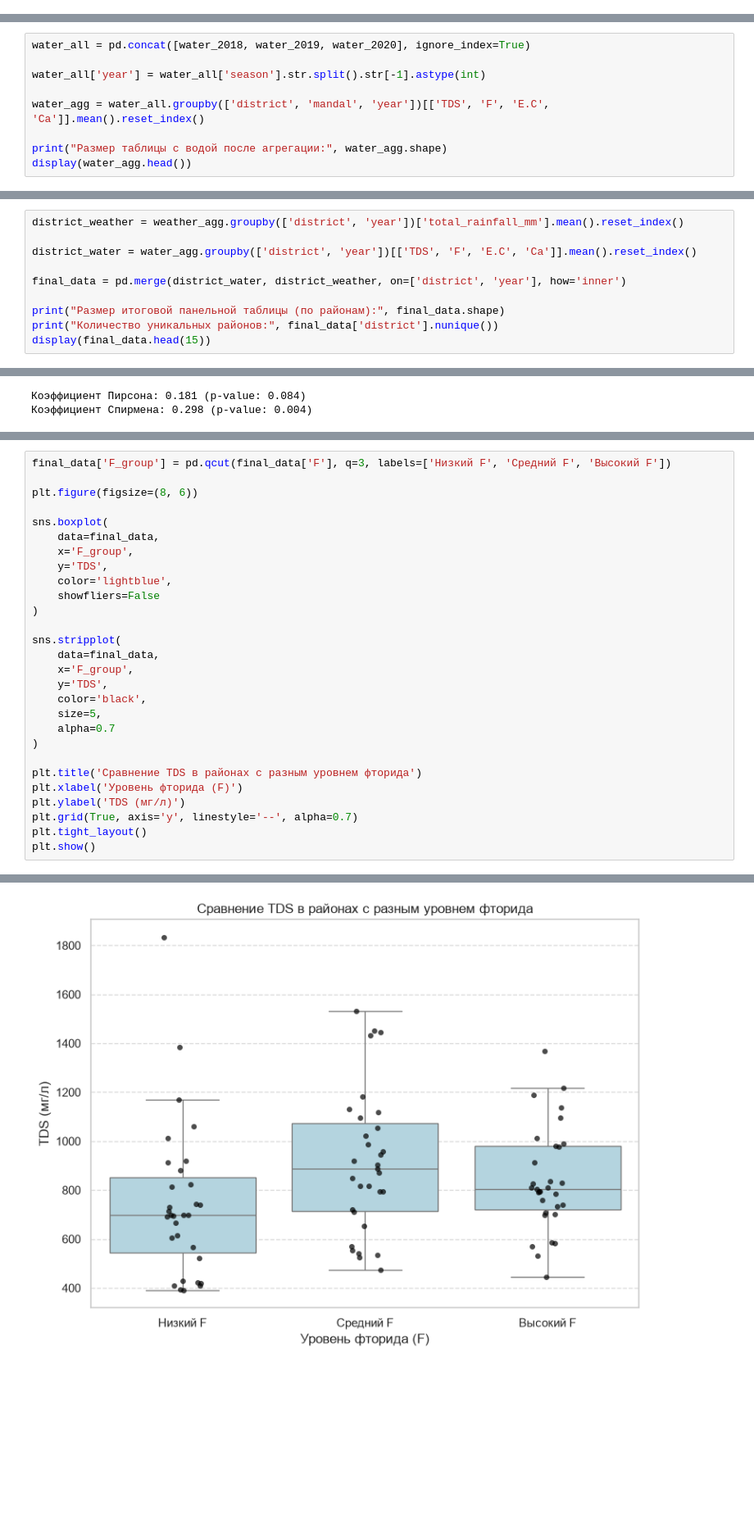
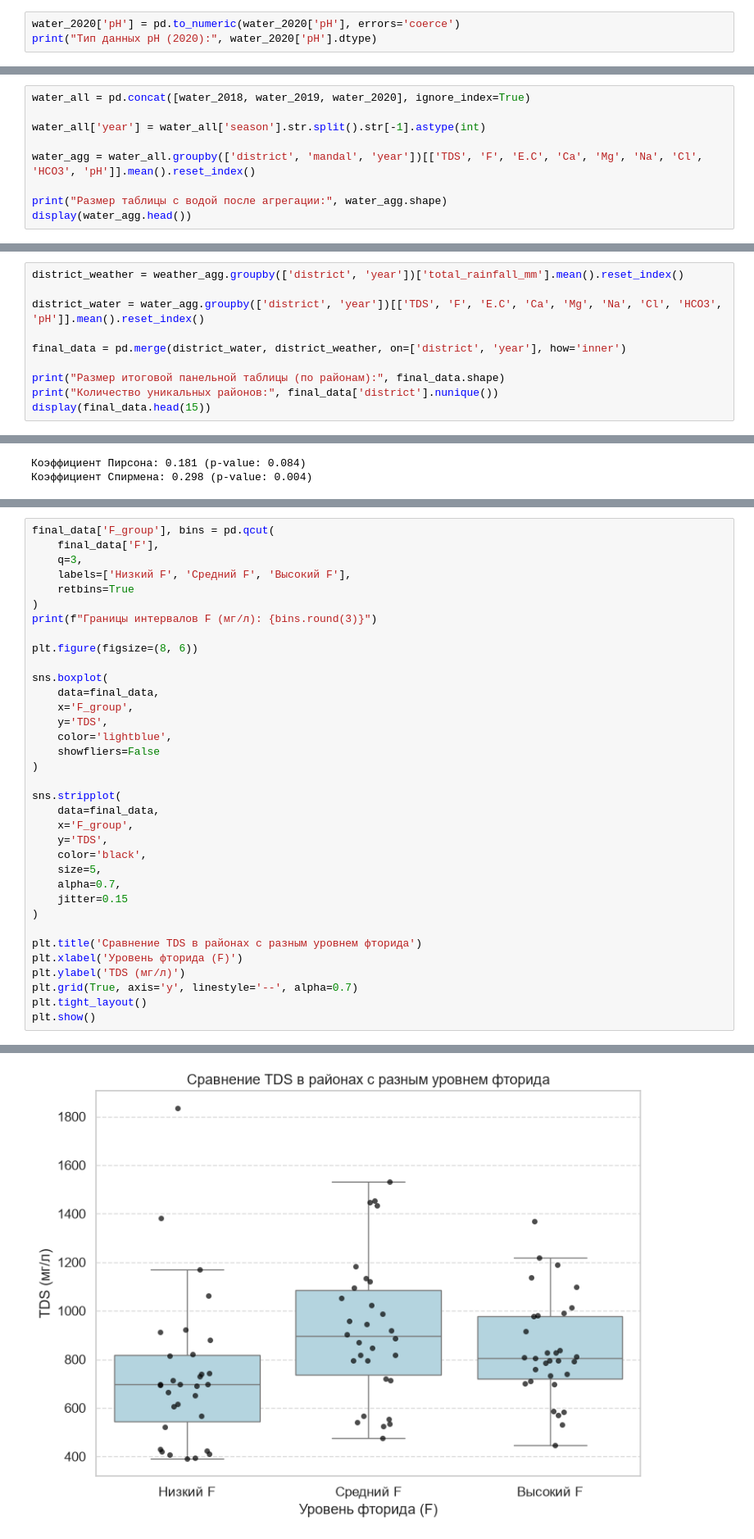
Before and after one commit to dasha1154/lab.stat, a Jupyter notebook: labwork.ipynb, the cells around one changed output, grey strips where cells are left out. Shown at 82% size. Saved outputs shown, nothing was run; the diff lists cells and outputs as text; blank space fills up the shorter version.

```diff
--- a/labwork.ipynb
+++ b/labwork.ipynb
@@ -277,3 +303,6 @@ memory usage: 11.6 KB
    - Перевести столбец `date` в формат даты (datetime).
    - Отфильтровать только месяцы муссона (июнь–сентябрь).
    - Сгруппировать данные по `district`, `mandal` и году.
+# %%
+water_2020['pH'] = pd.to_numeric(water_2020['pH'], errors='coerce')
+print("Тип данных pH (2020):", water_2020['pH'].dtype)
@@ -318,7 +349,7 @@ water_all = pd.concat([water_2018, water_2019, water_2020], ignore_index=True)
 
 water_all['year'] = water_all['season'].str.split().str[-1].astype(int)
 
-water_agg = water_all.groupby(['district', 'mandal', 'year'])[['TDS', 'F', 'E.C', 'Ca']].mean().reset_index()
+water_agg = water_all.groupby(['district', 'mandal', 'year'])[['TDS', 'F', 'E.C', 'Ca', 'Mg', 'Na', 'Cl', 'HCO3', 'pH']].mean().reset_index()
 
 print("Размер таблицы с водой после агрегации:", water_agg.shape)
 display(water_agg.head())
@@ -416,7 +447,7 @@ display(mismatch_mandals.head(30))
 # %%
 district_weather = weather_agg.groupby(['district', 'year'])['total_rainfall_mm'].mean().reset_index()
 
-district_water = water_agg.groupby(['district', 'year'])[['TDS', 'F', 'E.C', 'Ca']].mean().reset_index()
+district_water = water_agg.groupby(['district', 'year'])[['TDS', 'F', 'E.C', 'Ca', 'Mg', 'Na', 'Cl', 'HCO3', 'pH']].mean().reset_index()
 
 final_data = pd.merge(district_water, district_weather, on=['district', 'year'], how='inner')
 
@@ -1415,5 +1460,11 @@ print(f"Коэффициент Спирмена: {spearman_corr:.3f} (p-value: {
 # %%
-final_data['F_group'] = pd.qcut(final_data['F'], q=3, labels=['Низкий F', 'Средний F', 'Высокий F'])
+final_data['F_group'], bins = pd.qcut(
+    final_data['F'],
+    q=3,
+    labels=['Низкий F', 'Средний F', 'Высокий F'],
+    retbins=True
+)
+print(f"Границы интервалов F (мг/л): {bins.round(3)}")
 
 plt.figure(figsize=(8, 6))
 
@@ -1431,7 +1482,8 @@ sns.stripplot(
     y='TDS',
     color='black',
     size=5,
-    alpha=0.7
+    alpha=0.7,
+    jitter=0.15
 )
 
 plt.title('Сравнение TDS в районах с разным уровнем фторида')
@@ -1444 +1497 @@ plt.show()
-[figure, old version]
+[figure, new version]
```
Also changed, not shown: parts of 17 cells of this notebook.
